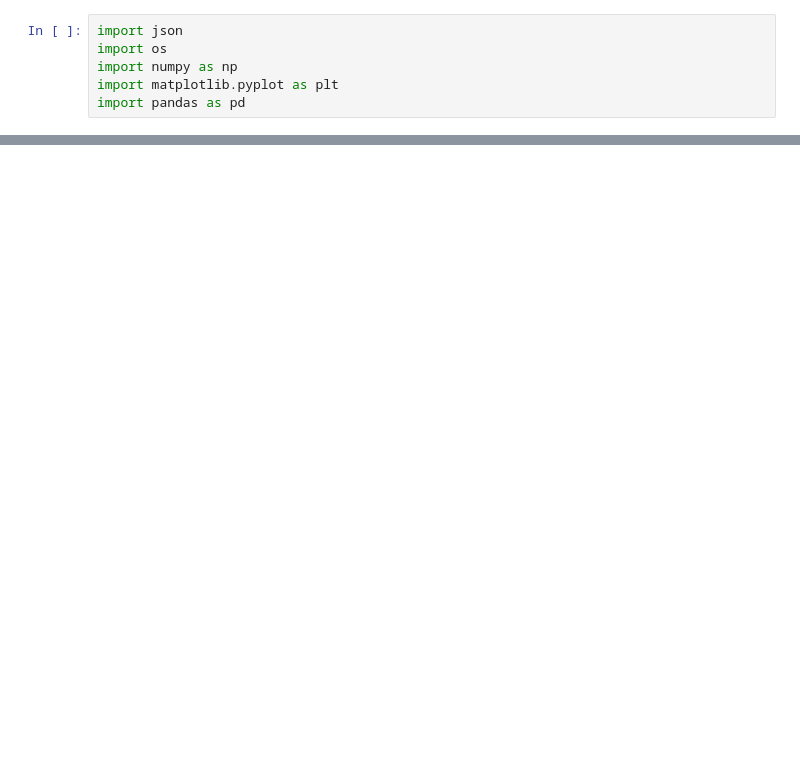
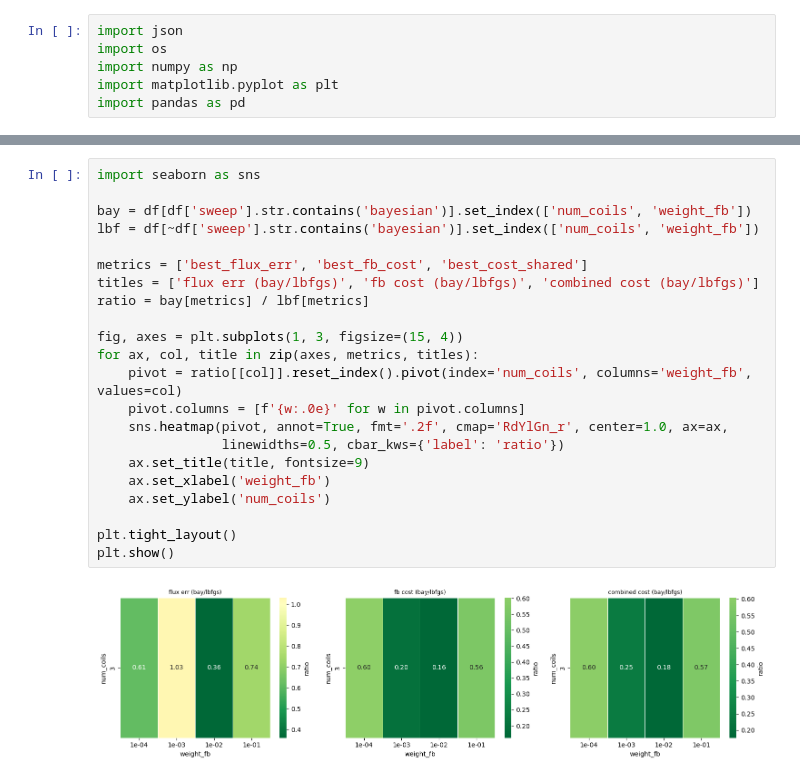
Before and after one commit to jeremslm/PF_location_optimization, a Jupyter notebook: notebooks/combined_boundary_analysis.ipynb, the cells around one changed output, grey strips where cells are left out. Cells and saved outputs as stored; diff of their text form; blank space fills up the shorter version.

```diff
--- a/notebooks/combined_boundary_analysis.ipynb
+++ b/notebooks/combined_boundary_analysis.ipynb
@@ -158,0 +172,24 @@ plt.show()
+# %%
+import seaborn as sns
+
+bay = df[df['sweep'].str.contains('bayesian')].set_index(['num_coils', 'weight_fb'])
+lbf = df[~df['sweep'].str.contains('bayesian')].set_index(['num_coils', 'weight_fb'])
+
+metrics = ['best_flux_err', 'best_fb_cost', 'best_cost_shared']
+titles = ['flux err (bay/lbfgs)', 'fb cost (bay/lbfgs)', 'combined cost (bay/lbfgs)']
+ratio = bay[metrics] / lbf[metrics]
+
+fig, axes = plt.subplots(1, 3, figsize=(15, 4))
+for ax, col, title in zip(axes, metrics, titles):
+    pivot = ratio[[col]].reset_index().pivot(index='num_coils', columns='weight_fb', values=col)
+    pivot.columns = [f'{w:.0e}' for w in pivot.columns]
+    sns.heatmap(pivot, annot=True, fmt='.2f', cmap='RdYlGn_r', center=1.0, ax=ax,
+                linewidths=0.5, cbar_kws={'label': 'ratio'})
+    ax.set_title(title, fontsize=9)
+    ax.set_xlabel('weight_fb')
+    ax.set_ylabel('num_coils')
+
+plt.tight_layout()
+plt.show()
+# %% [output]
+[figure, added]
```
Also changed, not shown: parts of 6 cells of this notebook, 1 other file.
